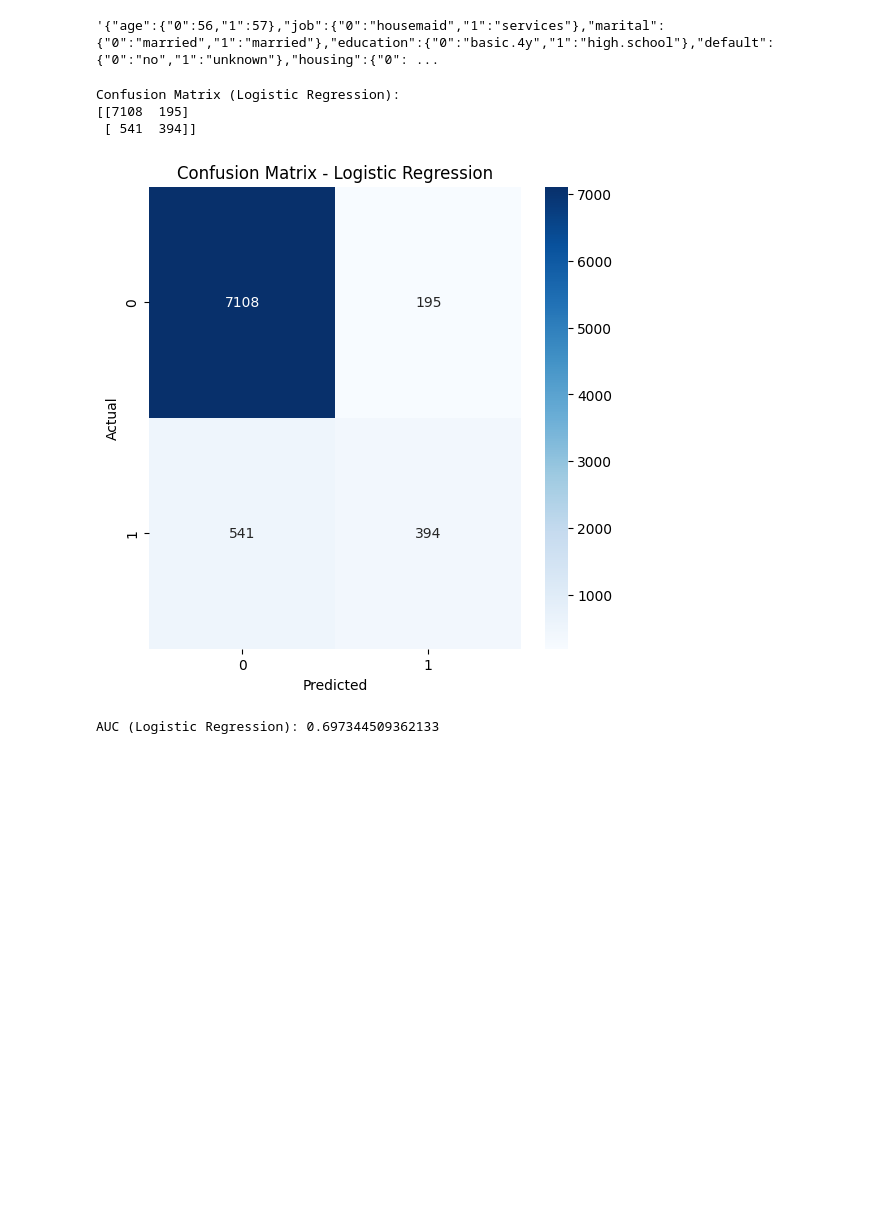
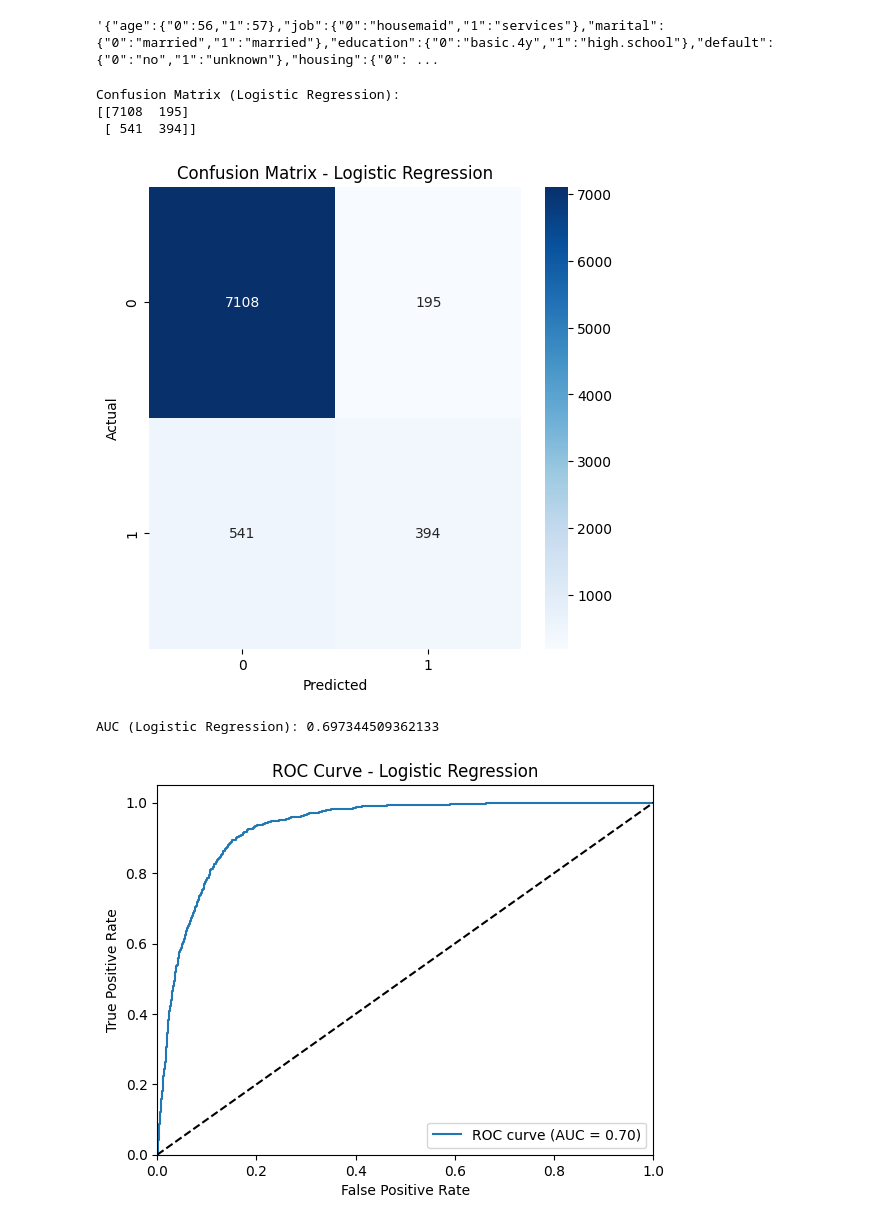
Before and after one commit to yehezkielgunawan/uas-business-intelligence, a Jupyter notebook: UAS_Business_Intelligence.ipynb, the cells around one changed output. Drawn from its saved outputs; the diff is of its cells as text; code cells hidden in the pictures; blank space fills up the shorter version.

Commit message:
Add AUC Graph

```diff
--- a/UAS_Business_Intelligence.ipynb
+++ b/UAS_Business_Intelligence.ipynb
@@ -52,7 +52,7 @@ X_train, X_test, y_train, y_test = train_test_split(X_encoded, y, test_size=0.2,
 # %%
 import matplotlib.pyplot as plt
 import seaborn as sns
-from sklearn.metrics import confusion_matrix, roc_auc_score
+from sklearn.metrics import confusion_matrix, roc_auc_score, roc_curve
 
 # Function to plot confusion matrix
 def plot_confusion_matrix(cm, title):
@@ -62,32 +62,48 @@ def plot_confusion_matrix(cm, title):
     plt.ylabel('Actual')
     plt.title(title)
     plt.show()
+
+# Function to plot ROC curve
+def plot_roc_curve(fpr, tpr, auc, title):
+    plt.figure()
+    plt.plot(fpr, tpr, label='ROC curve (AUC = %0.2f)' % auc)
+    plt.plot([0, 1], [0, 1], 'k--')
+    plt.xlim([0.0, 1.0])
+    plt.ylim([0.0, 1.05])
+    plt.xlabel('False Positive Rate')
+    plt.ylabel('True Positive Rate')
+    plt.title(title)
+    plt.legend(loc="lower right")
+    plt.show()
 # %%
 from sklearn.linear_model import LogisticRegression
 
 # Create and train the model
 logreg = LogisticRegression()
 logreg.fit(X_train, y_train)
 
 # Predict on the test set
 logreg_predictions = logreg.predict(X_test)
 
 # Compute confusion matrix
 logreg_cm = confusion_matrix(y_test, logreg_predictions)
 print("Confusion Matrix (Logistic Regression):")
 print(logreg_cm)
 
 plot_confusion_matrix(logreg_cm, "Confusion Matrix - Logistic Regression")
 
 # Calculate AUC
+logreg_fpr, logreg_tpr, logreg_thresholds = roc_curve(y_test, logreg.predict_proba(X_test)[:, 1])
 logreg_auc = roc_auc_score(y_test, logreg_predictions)
 print("AUC (Logistic Regression):", logreg_auc)
+plot_roc_curve(logreg_fpr, logreg_tpr, logreg_auc, "ROC Curve - Logistic Regression")
 # %% [output]
 Confusion Matrix (Logistic Regression):
 [[7108  195]
  [ 541  394]]
 [figure]
 AUC (Logistic Regression): 0.697344509362133
+[figure, added]
 # %%
 from sklearn.tree import DecisionTreeClassifier
 
```
Also changed, not shown: parts of 5 cells of this notebook.
